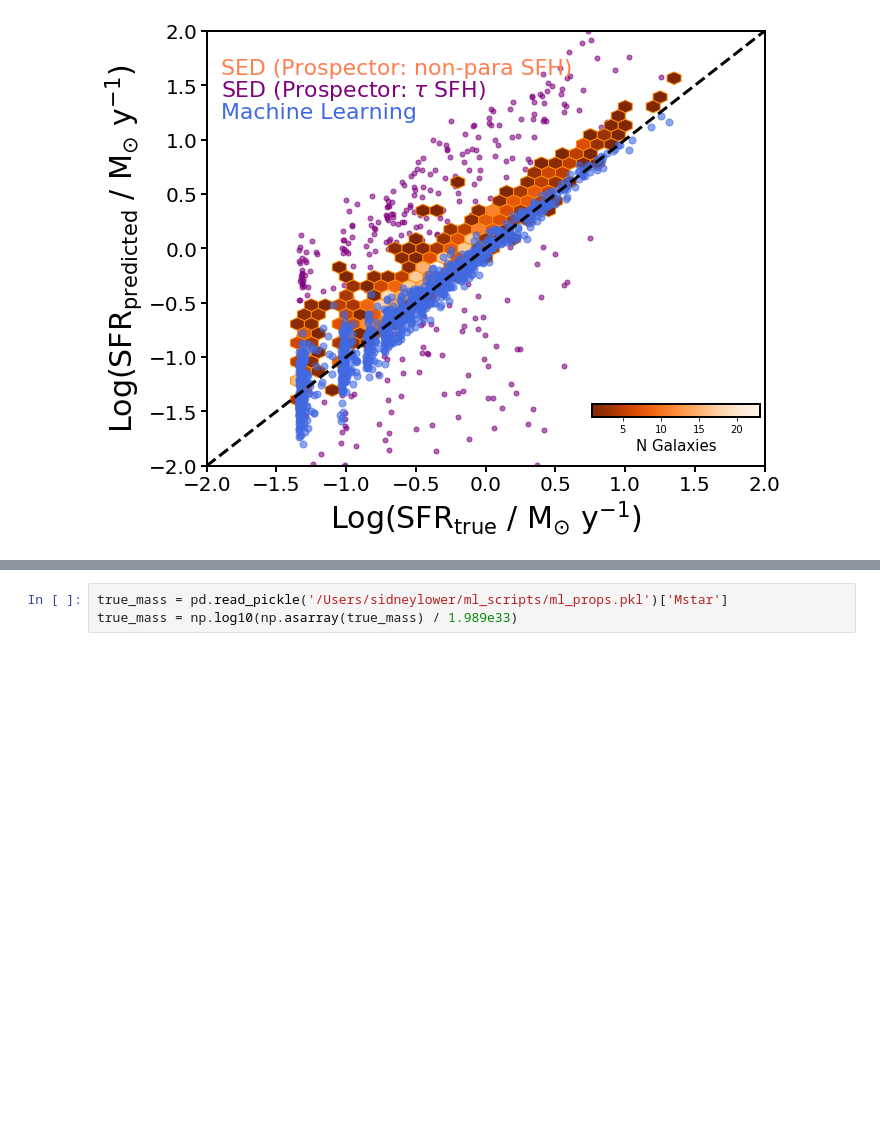
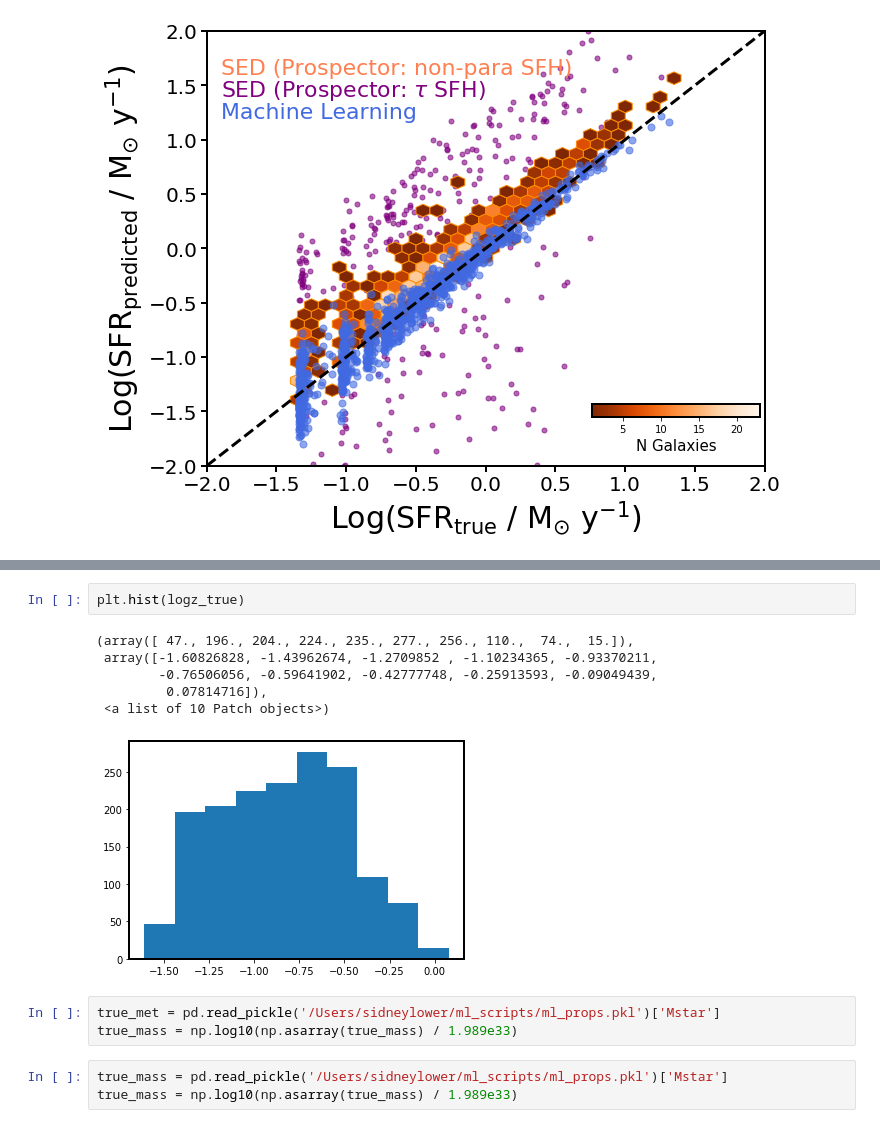
Before and after one commit to smlower/scripts_n_things, a Jupyter notebook: FINESST Plots.ipynb, the cells around one changed output, grey strips where cells are left out. Drawn from its saved outputs; the diff is of its cells as text; blank space fills up the shorter version.

```diff
--- a/FINESST Plots.ipynb
+++ b/FINESST Plots.ipynb
@@ -266,3 +312,15 @@ plt.savefig('/Users/sidneylower/ml_scripts/sfr_1to1_comp.png', dpi=300, bbox_inc
+# %%
+plt.hist(logz_true)
+# %% [output]
+(array([ 47., 196., 204., 224., 235., 277., 256., 110.,  74.,  15.]),
+ array([-1.60826828, -1.43962674, -1.2709852 , -1.10234365, -0.93370211,
+        -0.76506056, -0.59641902, -0.42777748, -0.25913593, -0.09049439,
+         0.07814716]),
+ <a list of 10 Patch objects>)
+[figure, added]
+# %%
+true_met = pd.read_pickle('/Users/sidneylower/ml_scripts/ml_props.pkl')['Mstar']
+true_mass = np.log10(np.asarray(true_mass) / 1.989e33)
 # %%
 true_mass = pd.read_pickle('/Users/sidneylower/ml_scripts/ml_props.pkl')['Mstar']
 true_mass = np.log10(np.asarray(true_mass) / 1.989e33)
```
Also changed, not shown: parts of 5 cells of this notebook, 16 other files.
